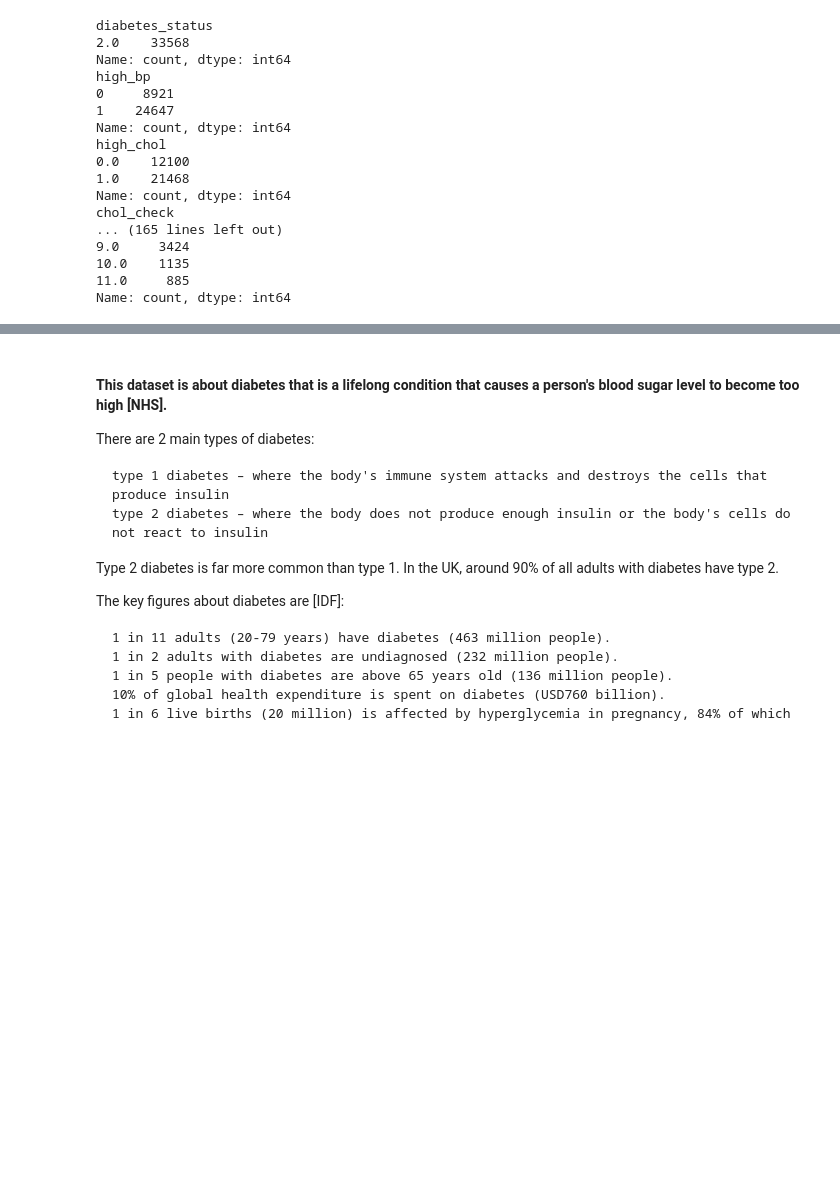
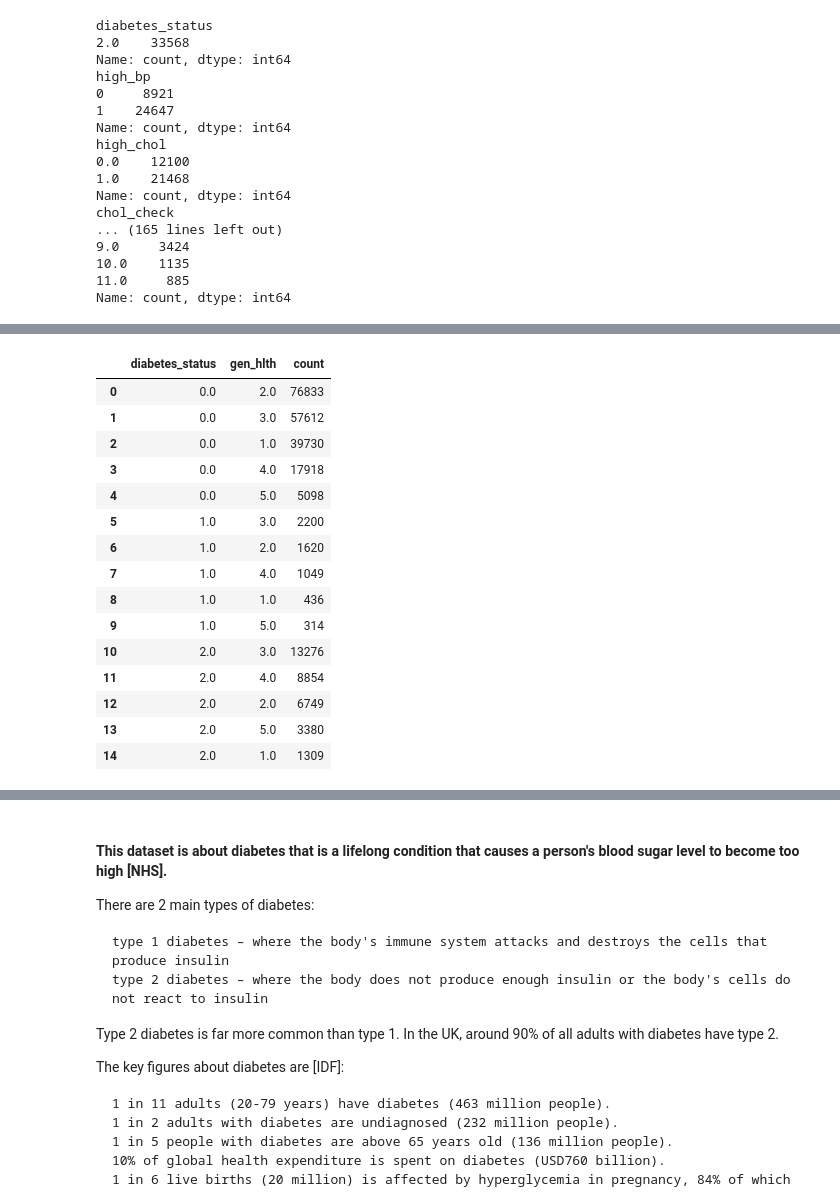
Before and after one commit to nushito/Data_Science, a Jupyter notebook: Proekt/Diabetes Health Indicators Dataset/Health indicator.ipynb, the cells around one changed output, grey strips where cells are left out. Saved outputs shown, nothing was run; the diff lists cells and outputs as text; code cells hidden in the pictures; blank space fills up the shorter version.

```diff
--- a/Proekt/Diabetes Health Indicators Dataset/Health indicator.ipynb
+++ b/Proekt/Diabetes Health Indicators Dataset/Health indicator.ipynb
@@ -537,0 +537,20 @@ plt.show()
+# %%
+gen_hlth_feature = diabets_health_indicators.groupby('diabetes_status').gen_hlth.value_counts().reset_index()
+gen_hlth_feature
+# %% [output]
+|  | diabetes_status | gen_hlth | count |
+| 0 | 0.0 | 2.0 | 76833 |
+| 1 | 0.0 | 3.0 | 57612 |
+| 2 | 0.0 | 1.0 | 39730 |
+| 3 | 0.0 | 4.0 | 17918 |
+| 4 | 0.0 | 5.0 | 5098 |
+| 5 | 1.0 | 3.0 | 2200 |
+| 6 | 1.0 | 2.0 | 1620 |
+| 7 | 1.0 | 4.0 | 1049 |
+| 8 | 1.0 | 1.0 | 436 |
+| 9 | 1.0 | 5.0 | 314 |
+| 10 | 2.0 | 3.0 | 13276 |
+| 11 | 2.0 | 4.0 | 8854 |
+| 12 | 2.0 | 2.0 | 6749 |
+| 13 | 2.0 | 5.0 | 3380 |
+| 14 | 2.0 | 1.0 | 1309 |
```
Also changed, not shown: parts of 10 cells of this notebook.
